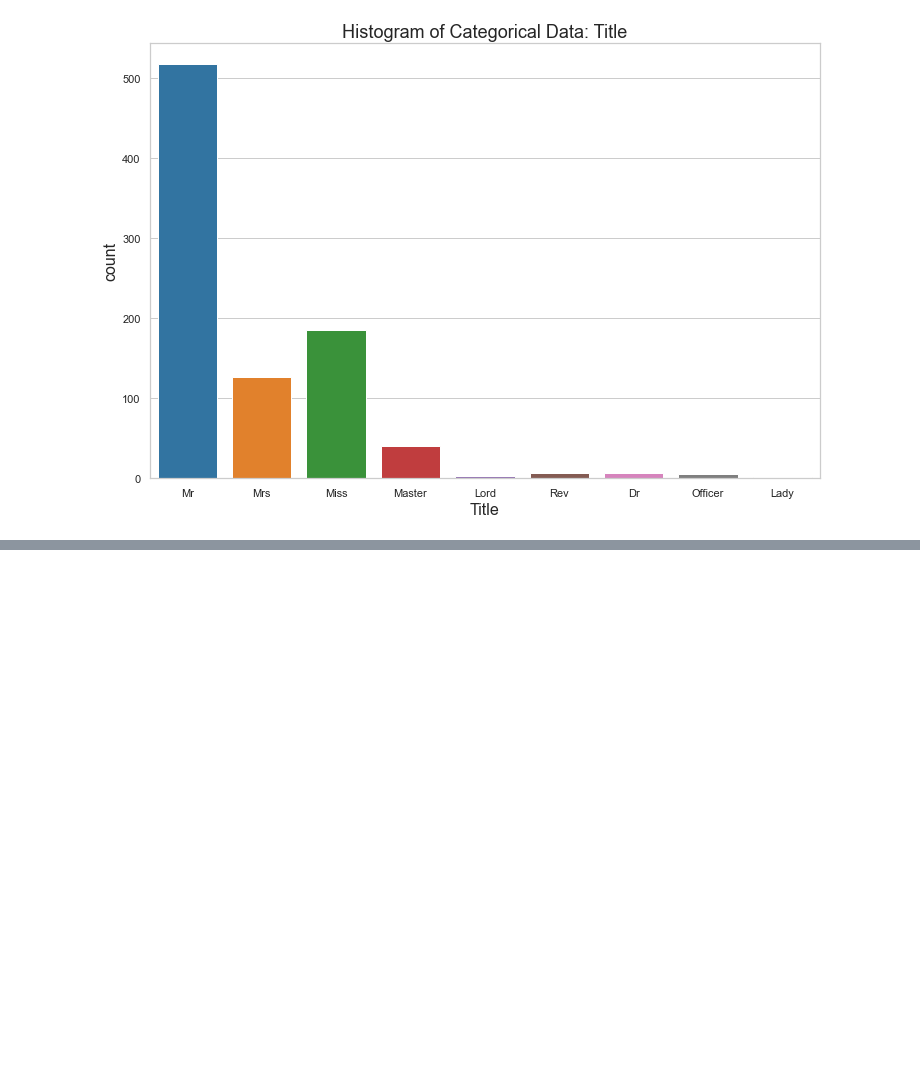
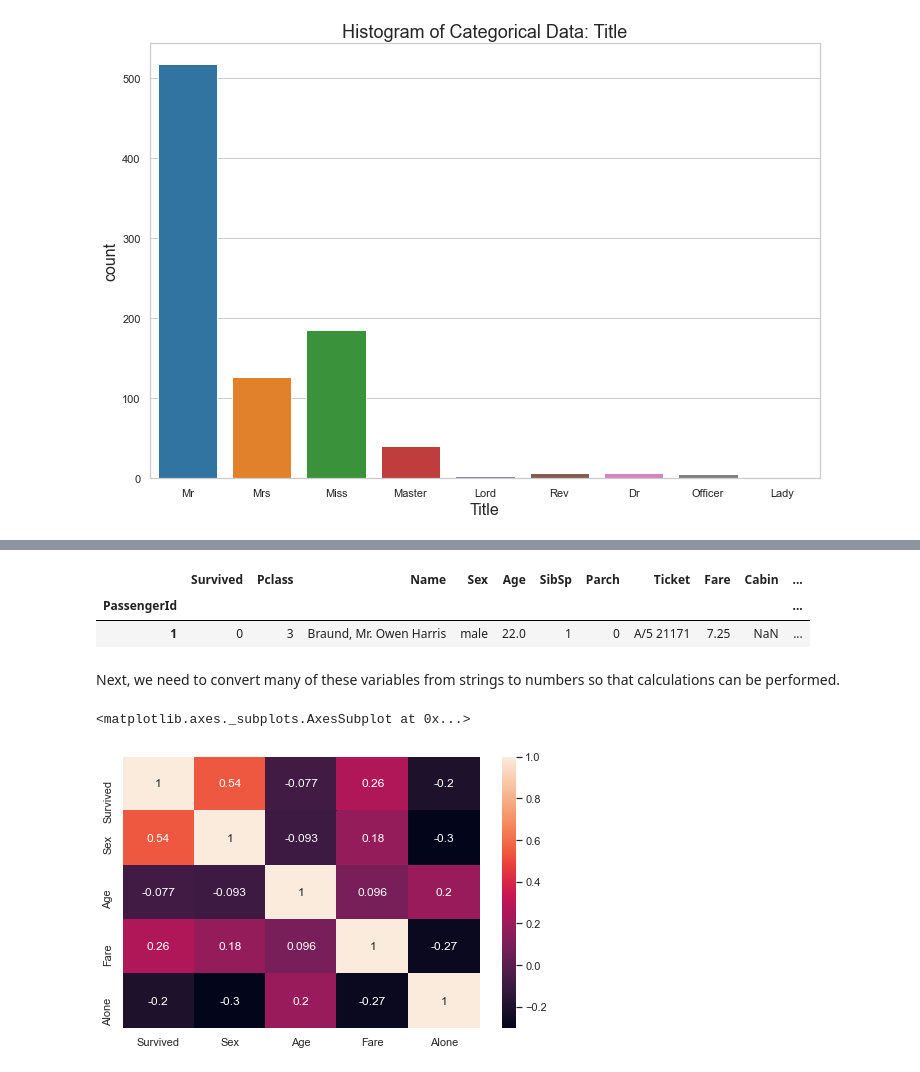
Before and after one commit to wcneill/kaggle, a Jupyter notebook: titanic/log_reg_00v2.ipynb, the cells around one changed output, grey strips where cells are left out. Drawn from its saved outputs; the diff is of its cells as text; code cells hidden in the pictures; blank space fills up the shorter version.

```diff
--- a/titanic/log_reg_00v2.ipynb
+++ b/titanic/log_reg_00v2.ipynb
@@ -149,0 +180,14 @@ It appears based on our title data that the majority of our passengers were male
+# %%
+train_df.head(1)
+# %% [output]
+|  | Survived | Pclass | Name | Sex | Age | SibSp | Parch | Ticket | Fare | Cabin | ... |
+| PassengerId |  |  |  |  |  |  |  |  |  |  | ... |
+| 1 | 0 | 3 | Braund, Mr. Owen Harris | male | 22.0 | 1 | 0 | A/5 21171 | 7.25 | NaN | ... |
+# %%
+# continuous and categorical variables with 2 or less categories
+cont_vars = ['Survived', 'Sex', 'Age', 'Fare', 'Alone']
+
+# categorical variables with greater than 2 classes
+cat_vars = ['Survived', 'Pclass', 'SibSp', 'Parch', 'Embarked', 'Title', 'FamilySize']
+# %% [markdown]
+Next, we need to convert many of these variables from strings to numbers so that calculations can be performed.
@@ -149,0 +199,7 @@ It appears based on our title data that the majority of our passengers were male
+# %%
+# Plot a correlation matrix of our now entirely numeric data:
+plt.figure(figsize=(8, 5))
+sns.heatmap(train_df[cont_vars].corr(), annot=True)
+# %% [output]
+<matplotlib.axes._subplots.AxesSubplot at 0x...>
+[figure, added]
```
Also changed, not shown: parts of 24 cells of this notebook.
